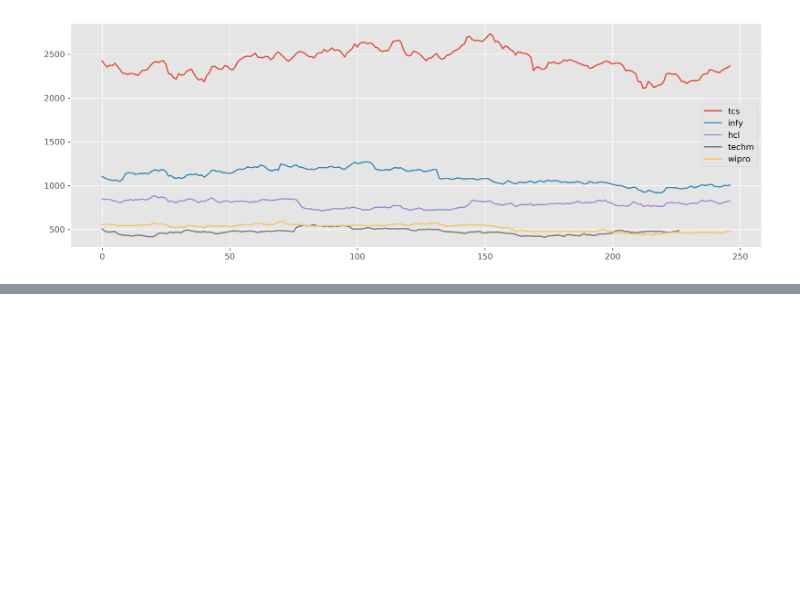
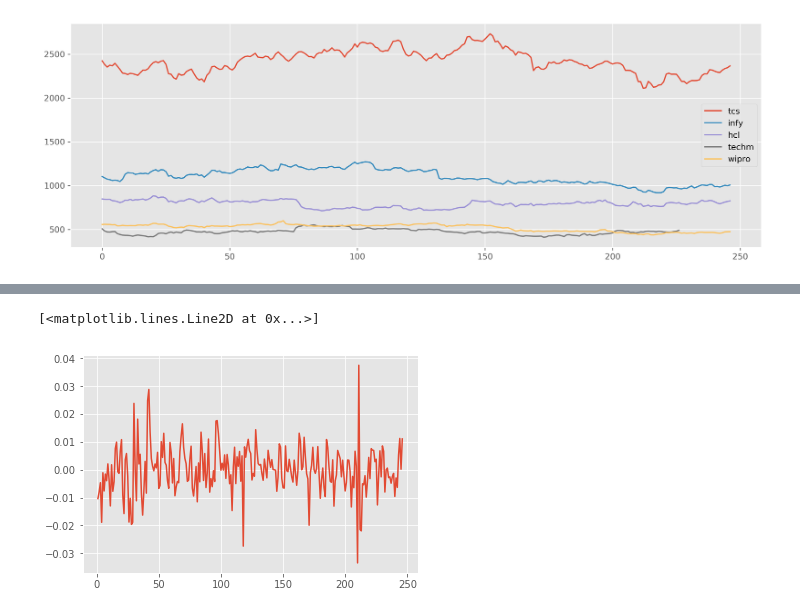
Before and after one commit to ReetBarik/Machine-Learning-Project, a Jupyter notebook: code_test.ipynb, the cells around one changed output, grey strips where cells are left out. Drawn from its saved outputs; the diff is of its cells as text; code cells hidden in the pictures; blank space fills up the shorter version.

```diff
--- a/code_test.ipynb
+++ b/code_test.ipynb
@@ -64,0 +111,6 @@ plt.show()
+# %%
+nifty_avg_log_diff = nifty_avg_log - nifty_avg_log.shift()
+plt.plot(nifty_avg_log_diff)
+# %% [output]
+[<matplotlib.lines.Line2D at 0x...>]
+[figure, added]
```
Also changed, not shown: parts of 8 cells of this notebook.
